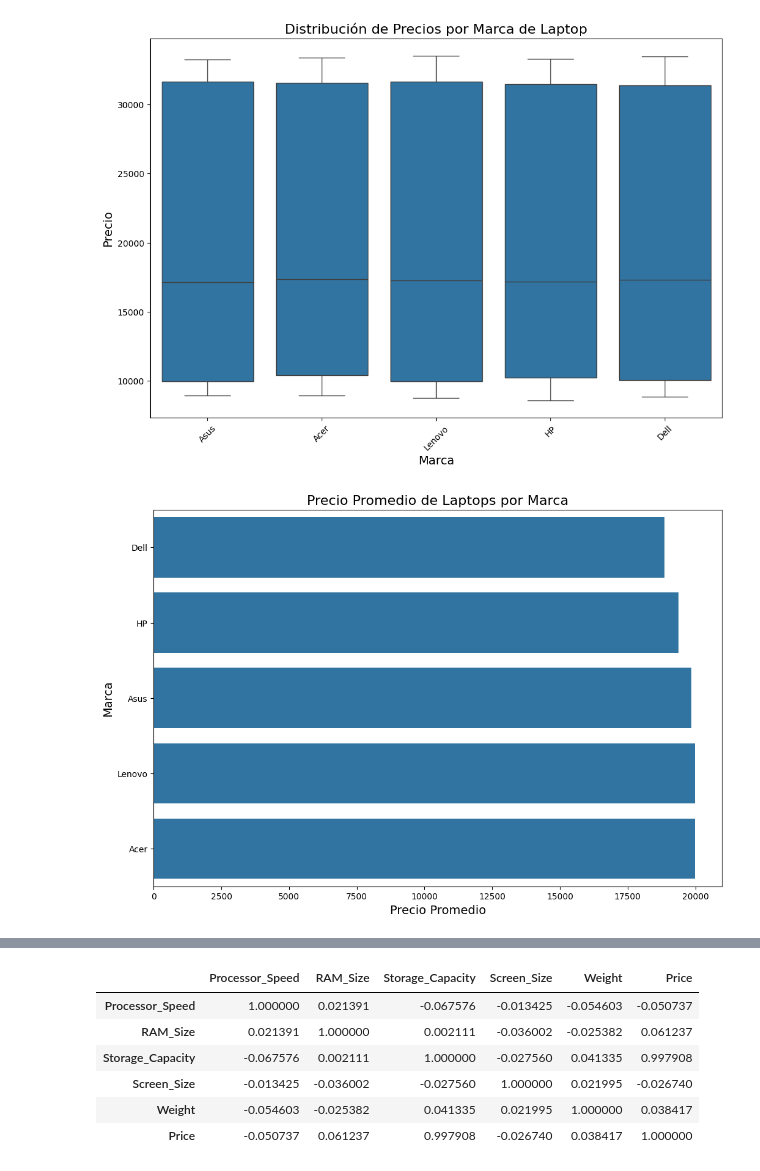
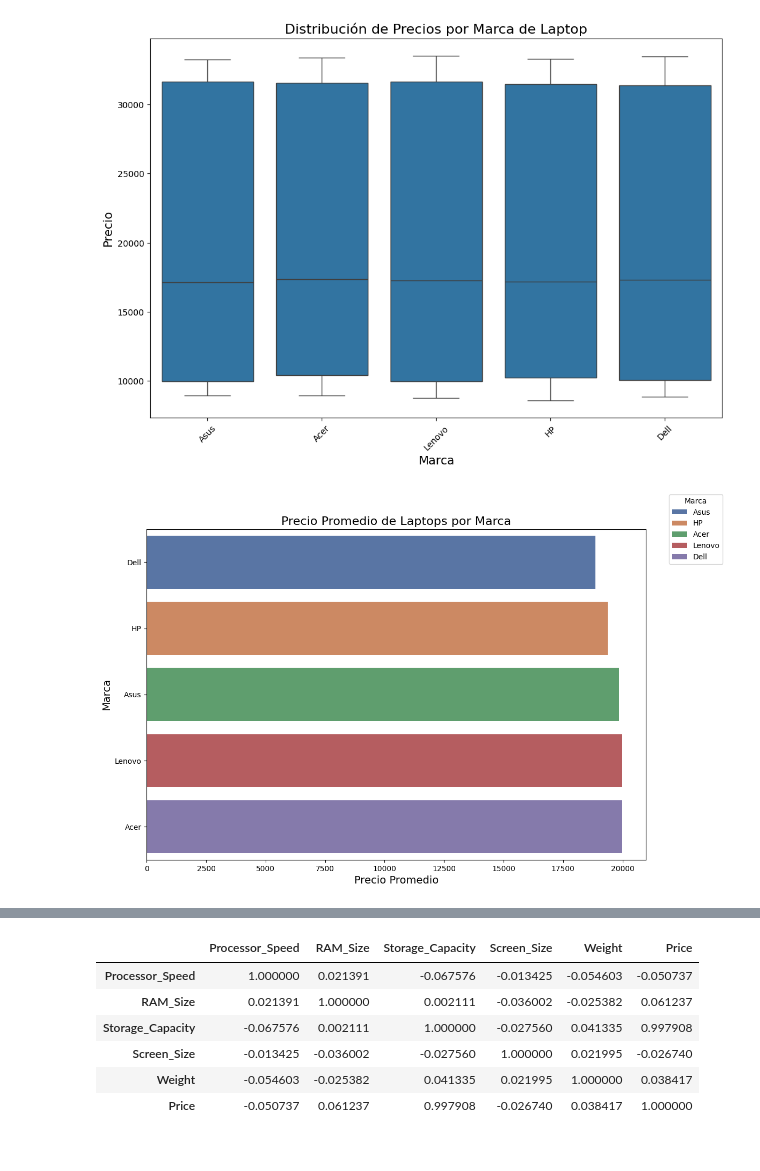
Before and after one commit to Isaac244/Proyecto_Machine_Learning, a Jupyter notebook: Proyecto-final.ipynb, the cells around one changed output, grey strips where cells are left out. Saved outputs shown, nothing was run; the diff lists cells and outputs as text; code cells hidden in the pictures.

```diff
--- a/Proyecto-final.ipynb
+++ b/Proyecto-final.ipynb
@@ -524,0 +679,8 @@ plt.show()
+# %%
+#GRAFICA DE PESO DE PANTALLA POR MARCA
+sns.set_style('darkgrid')
+sns.displot(data=data_nueva, x='Weight', hue='Brand', kind='kde')
+plt.title('Cantidad de peso por marca')
+plt.xlabel('Peso de las laptops (Kg)')
+plt.grid(True)
+plt.show()
@@ -576,13 +904,14 @@ plt.show()
 # %%
 #GRAFICA DEL PROMEDIO DE PRECIO SEGUN SU MARCA
 plt.figure(figsize=(12, 8))
-sns.barplot(x=average_price_by_brand.values, y=average_price_by_brand.index)
+sns.barplot(x=average_price_by_brand.values, y=average_price_by_brand.index, hue=average_ram_by_brand.index,palette='deep')
 plt.xlabel('Precio Promedio', fontsize=14)
 plt.ylabel('Marca', fontsize=14)
 plt.title('Precio Promedio de Laptops por Marca', fontsize=16)  # Título del gráfico
+plt.legend(title='Marca',bbox_to_anchor=(1.10, 1), loc='center')
 plt.show()
 # %% [output]
-[figure, old version]
+[figure, new version]
 # %%
 #GRAFICA DEL PROMEDIO DEL ALMACENAMIENTO POR MARCA
 plt.figure(figsize=(12, 8))
```
Also changed, not shown: parts of 32 cells of this notebook, 25 other files.
